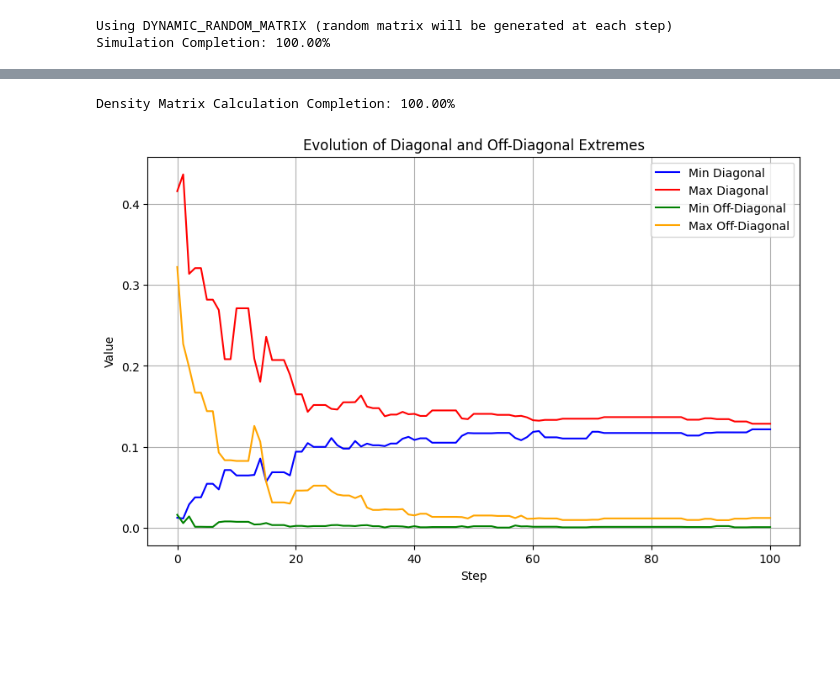
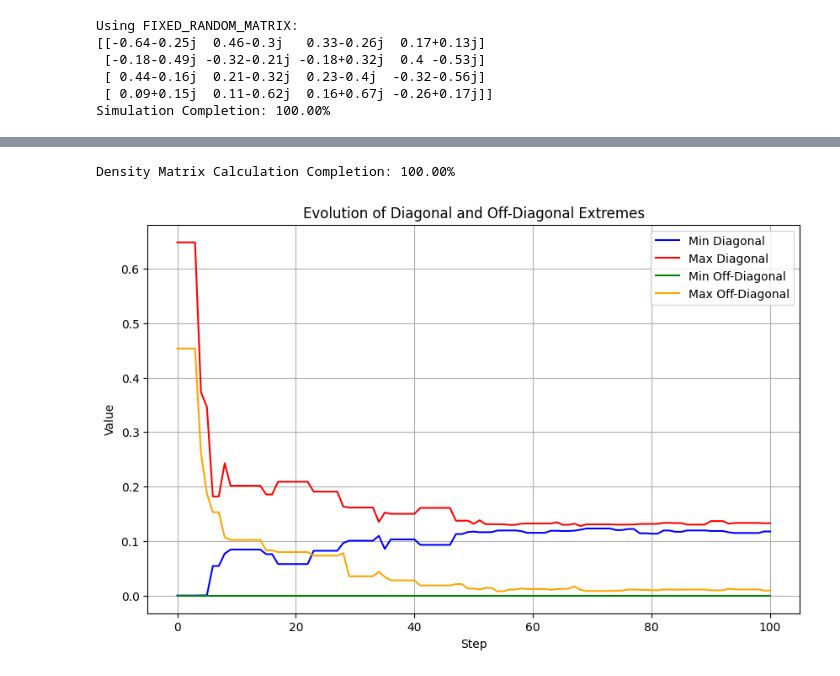
Before and after one commit to ThomasCabaret/JupyNotebooks, a Jupyter notebook: SimulateDecoherence.ipynb, the cells around one changed output, grey strips where cells are left out. Saved outputs shown, nothing was run; the diff lists cells and outputs as text; code cells hidden in the pictures; blank space fills up the shorter version.

```diff
--- a/SimulateDecoherence.ipynb
+++ b/SimulateDecoherence.ipynb
@@ -93,12 +93,22 @@ def random_qubit_state():
     b = np.sin(theta / 2) * np.exp(1j * (phi + gamma))
     return a, b
 
+# Function to generate a random qubit state purely in the |0> or |1> state.
+def random_pure_qubit_state():
+    if np.random.rand() < 0.5:
+        return 1.0, 0.0
+    else:
+        return 0.0, 1.0
+
 # Function to initialize the state of the register assuming independent qubits
 def initialize_density_independent(N):
     density = np.zeros(2**N, dtype=complex)
 
     # Generate N independent qubit states
     qubit_states = [random_qubit_state() for _ in range(N)]
+    # qubit_states = [random_qubit_state() if i == 0 else random_pure_qubit_state() for i in range(N)]
+    # qubit_states = [(1/np.sqrt(2), 1/np.sqrt(2)) if i == 0 else random_pure_qubit_state() for i in range(N)]
+    # qubit_states = [(1/np.sqrt(2), 1/np.sqrt(2)) if i == N-1 else random_pure_qubit_state() for i in range(N)]
 
     # Compute the density for each of the 2^N states
     for bit_tuple in range(2**N):
@@ -196,7 +206,8 @@ def calculate_diagonal_off_diagonal_extremes(matrix):
 
     min_diag = np.min(diagonal_elements)
     max_diag = np.max(diagonal_elements)
-    min_off_diag = np.min(off_diagonal_elements[np.nonzero(off_diagonal_elements)])
+    #min_off_diag = np.min(off_diagonal_elements[np.nonzero(off_diagonal_elements)])
+    min_off_diag = np.min(off_diagonal_elements)
     max_off_diag = np.max(off_diagonal_elements)
 
     return min_diag, max_diag, min_off_diag, max_off_diag
@@ -320,21 +331,25 @@ def simulate_qubits_with_evolution(N, steps, gate_matrix_enum):
 # %%
 # Set the print options for numpy arrays
 np.set_printoptions(precision=2, suppress=True)
 
 N = 12
 steps = 100
 # class GateMatrix(Enum):
 #     SQRT_SWAP = 1
 #     CNOT = 2
 #     SWAP = 3
 #     CZ = 4
 #     FIXED_RANDOM = 5
 #     DYNAMIC_RANDOM = 6
-simulate_qubits_with_evolution(N, steps, GateMatrix.DYNAMIC_RANDOM)
+simulate_qubits_with_evolution(N, steps, GateMatrix.FIXED_RANDOM)
 # %% [output]
-Using DYNAMIC_RANDOM_MATRIX (random matrix will be generated at each step)
+Using FIXED_RANDOM_MATRIX:
+[[-0.64-0.25j  0.46-0.3j   0.33-0.26j  0.17+0.13j]
+ [-0.18-0.49j -0.32-0.21j -0.18+0.32j  0.4 -0.53j]
+ [ 0.44-0.16j  0.21-0.32j  0.23-0.4j  -0.32-0.56j]
+ [ 0.09+0.15j  0.11-0.62j  0.16+0.67j -0.26+0.17j]]
 Simulation Completion: 100.00%
 [interactive output not drawn]
 Density Matrix Calculation Completion: 100.00%
-[figure, old version]
+[figure, new version]
 [interactive output not drawn]
```
